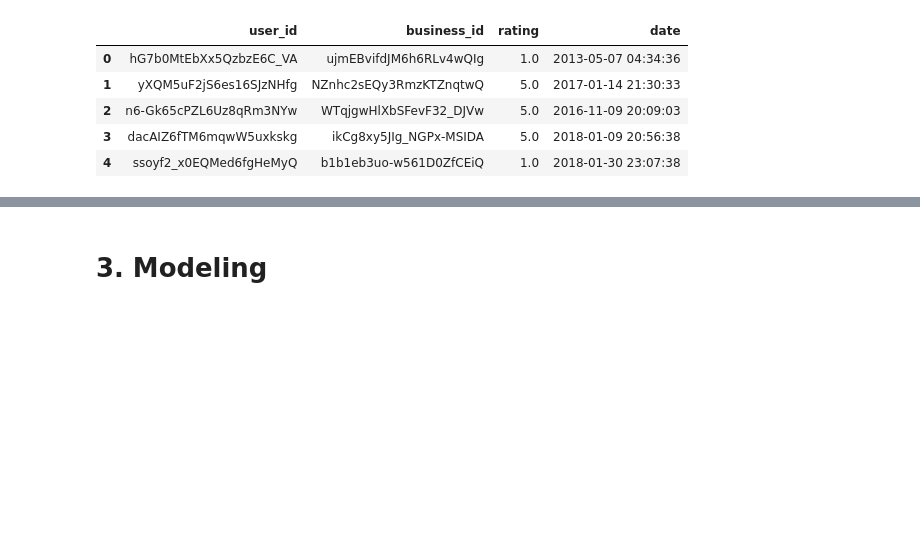
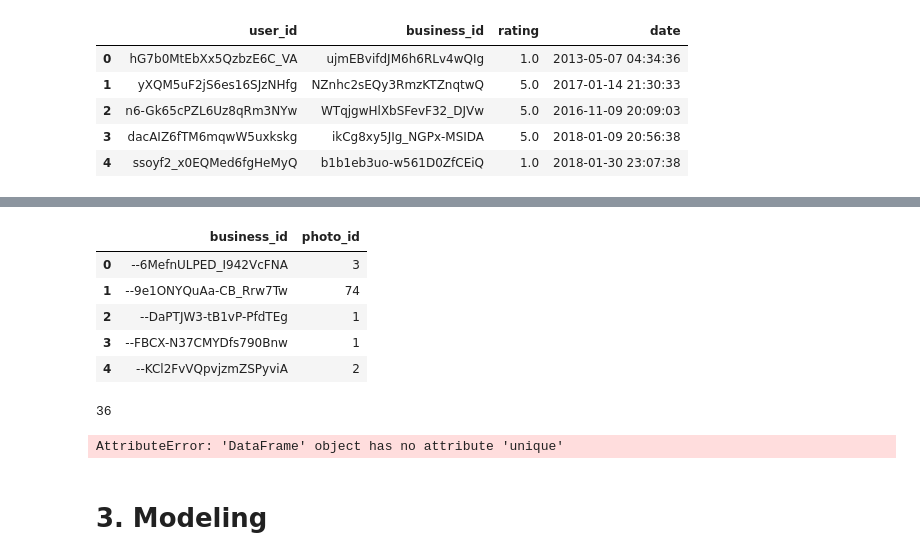
Before and after one commit to thisismeg/personalization-final-project, a Jupyter notebook: final_report2.ipynb, the cells around one changed output, grey strips where cells are left out. Cells and saved outputs as stored; diff of their text form; code cells hidden in the pictures; blank space fills up the shorter version.

```diff
--- a/final_report2.ipynb
+++ b/final_report2.ipynb
@@ -262,3 +291,21 @@ tips.head()
+# %%
+business_numberOfphotos = photos[['business_id','photo_id']].groupby('business_id').count().reset_index()
+business_numberOfphotos.head()
+# %% [output]
+|  | business_id | photo_id |
+| 0 | --6MefnULPED_I942VcFNA | 3 |
+| 1 | --9e1ONYQuAa-CB_Rrw7Tw | 74 |
+| 2 | --DaPTJW3-tB1vP-PfdTEg | 1 |
+| 3 | --FBCX-N37CMYDfs790Bnw | 1 |
+| 4 | --KCl2FvVQpvjzmZSPyviA | 2 |
+# %%
+len(businesses['state'].unique())
+# %% [output]
+36
+# %%
+tips[['business_id', 'compliment_count']].unique().sort_values(by='business_id')
+# %% [output]
+AttributeError: 'DataFrame' object has no attribute 'unique'
 # %% [markdown]
 # 3. Modeling <a class="anchor" id="3"></a>
 # %% [markdown]
```
Also changed, not shown: parts of 13 cells of this notebook.
